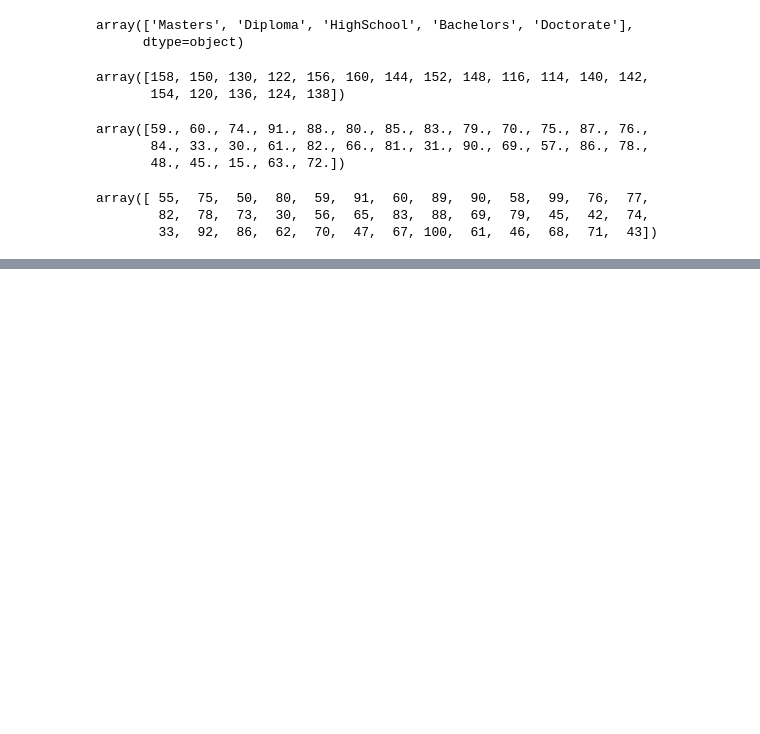
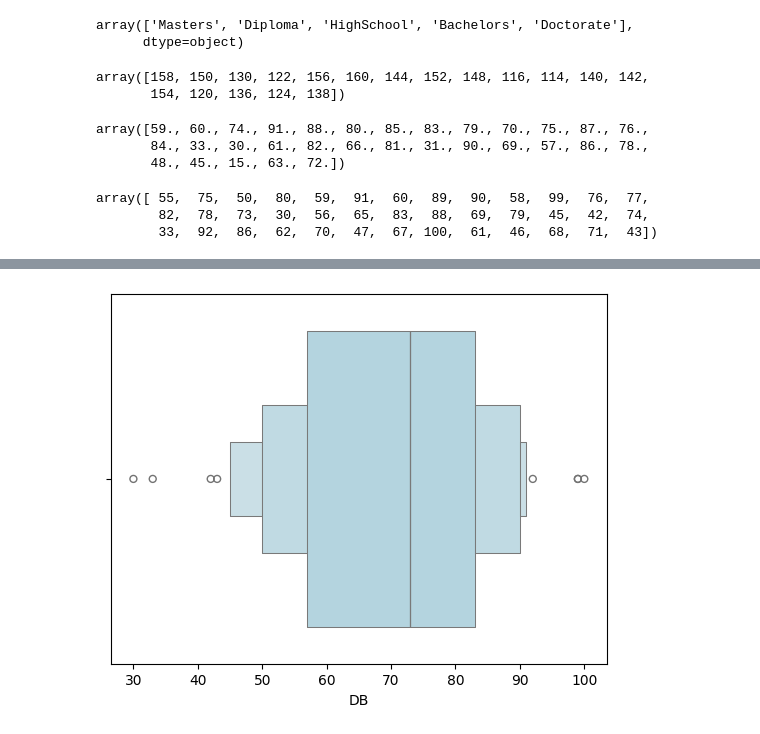
Before and after one commit to melyazedy22/AMIT-Workshops, a Jupyter notebook: Data_Preprocessing.ipynb, the cells around one changed output, grey strips where cells are left out. Drawn from its saved outputs; the diff is of its cells as text; code cells hidden in the pictures; blank space fills up the shorter version.

```diff
--- a/Data_Preprocessing.ipynb
+++ b/Data_Preprocessing.ipynb
@@ -266,0 +414,3 @@ array([ 55,  75,  50,  80,  59,  91,  60,  89,  90,  58,  99,  76,  77,
+# %%
+#: Remove rows where scores are outside a reasonable range
+df = df[(df['Python'] >= 49) & (df['Python'] <= 90)]
@@ -266,0 +446,5 @@ array([ 55,  75,  50,  80,  59,  91,  60,  89,  90,  58,  99,  76,  77,
+# %%
+sns.boxenplot(x=df['DB'], color='lightblue')
+plt.show()
+# %% [output]
+[figure, added]
```
Also changed, not shown: parts of 27 cells of this notebook.
